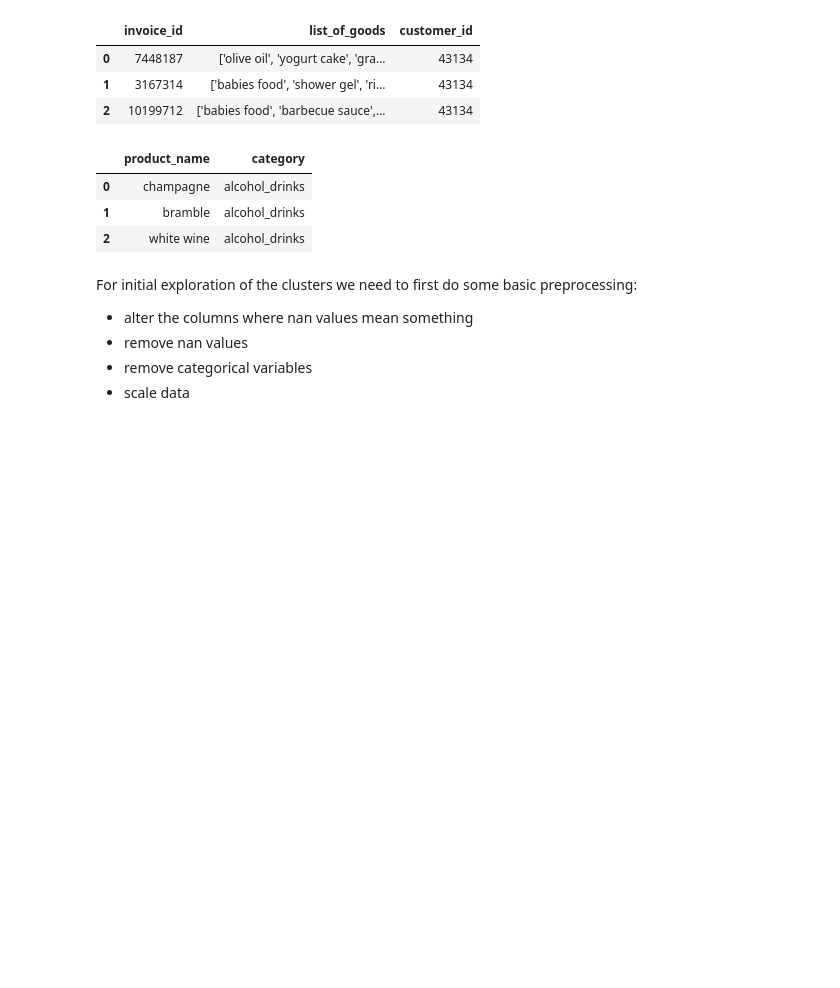
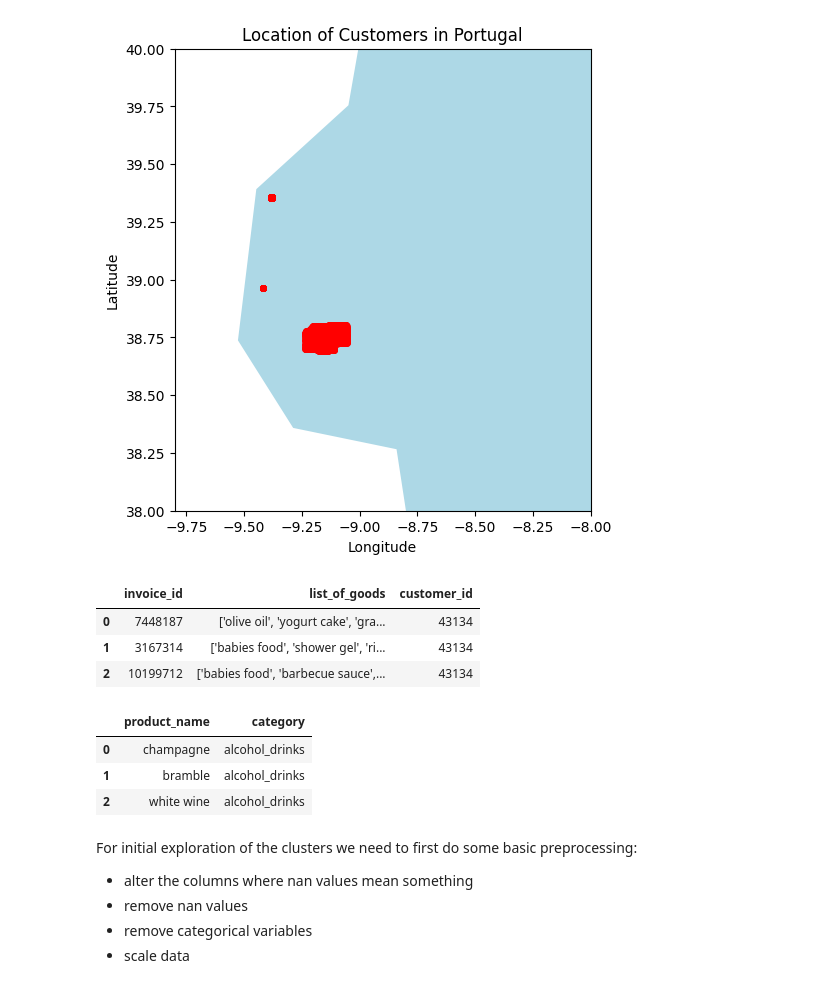
Before and after one commit to mitoma10110/ML2_Project, a Jupyter notebook: jo_notebook.ipynb, the cells around one changed output. Drawn from its saved outputs; the diff is of its cells as text; code cells hidden in the pictures; blank space fills up the shorter version.

```diff
--- a/jo_notebook.ipynb
+++ b/jo_notebook.ipynb
@@ -21,3 +32,37 @@ cust_info.head(3)
+# %%
+from shapely.geometry import Point
+import geopandas as gpd
+import matplotlib.pyplot as plt
+
+# Assuming cust_info contains latitude and longitude columns for Portugal
+geometry = [Point(xy) for xy in zip(cust_info['longitude'], cust_info['latitude'])]
+gdf = gpd.GeoDataFrame(cust_info, geometry=geometry)
+
+# Load low-resolution world map
+world = gpd.read_file(gpd.datasets.get_path('naturalearth_lowres'))
+
+# Filter to include only Portugal
+portugal = world[world['name'] == 'Portugal']
+
+# Create a plot
+fig, ax = plt.subplots(figsize=(10, 6))
+
+# Plot map of Portugal
+portugal.plot(ax=ax, color='lightblue')
+
+# Plot all points in Portugal
+gdf.plot(ax=ax, marker='o', color='red', markersize=15)
+
+# Set plot title and labels
+ax.set_title('Location of Customers in Portugal')
+ax.set_xlabel('Longitude')
+ax.set_ylabel('Latitude')
+ax.set_ylim(38, 40)
+ax.set_xlim(-9.8, -8)
+# Show plot
+plt.show()
+# %% [output]
+[figure, added]
 # %%
 cust_basket.head(3)
 # %% [output]
```
Also changed, not shown: parts of 2 cells of this notebook, 1 other file.
